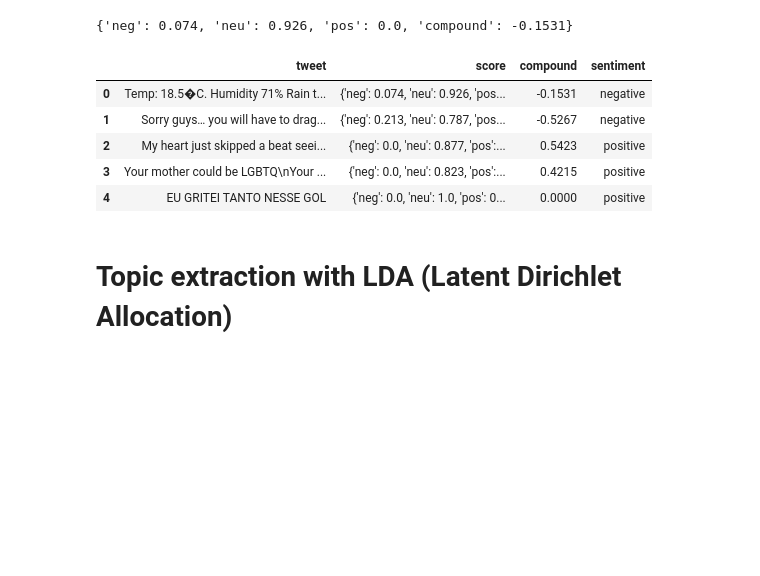
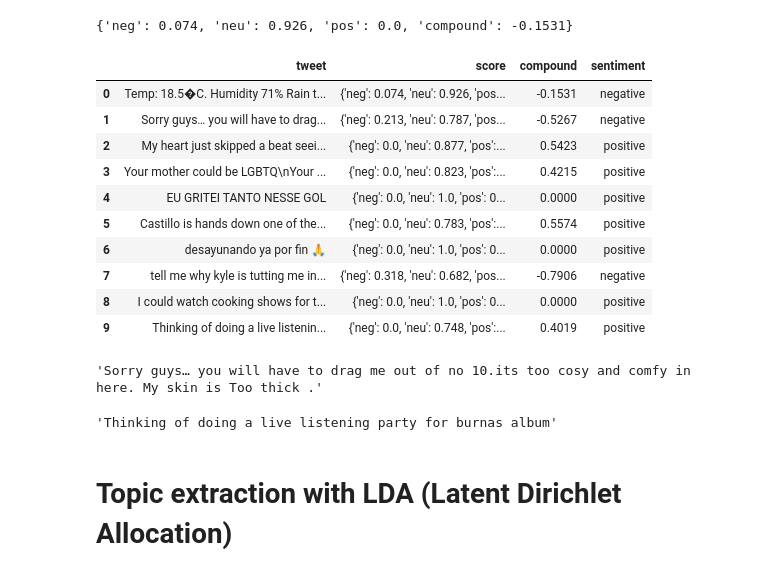
Before and after one commit to hennypurwadi/twitter_Topic_analysis, a Jupyter notebook: twitter_extract_topics.ipynb, the cells around one changed output. Saved outputs shown, nothing was run; the diff lists cells and outputs as text; code cells hidden in the pictures; blank space fills up the shorter version.

```diff
--- a/twitter_extract_topics.ipynb
+++ b/twitter_extract_topics.ipynb
@@ -194,16 +194,29 @@ df1.drop(blanks, inplace=True)
 # %%
 #df1['tweet'].value_counts()
 df1['score'] = df1['tweet'].apply(lambda review: sid.polarity_scores(review))
 df1['compound']  = df1['score'].apply(lambda score_dict: score_dict['compound'])
 df1['sentiment'] = df1['compound'].apply(lambda c: 'positive' if c >=0 else 'negative')
-df1.head()
+df1.head(10)
 # %% [output]
 |  | tweet | score | compound | sentiment |
 | 0 | Temp: 18.5�C. Humidity 71% Rain t... | {'neg': 0.074, 'neu': 0.926, 'pos... | -0.1531 | negative |
 | 1 | Sorry guys… you will have to drag... | {'neg': 0.213, 'neu': 0.787, 'pos... | -0.5267 | negative |
 | 2 | My heart just skipped a beat seei... | {'neg': 0.0, 'neu': 0.877, 'pos':... | 0.5423 | positive |
 | 3 | Your mother could be LGBTQ\nYour ... | {'neg': 0.0, 'neu': 0.823, 'pos':... | 0.4215 | positive |
 | 4 | EU GRITEI TANTO NESSE GOL | {'neg': 0.0, 'neu': 1.0, 'pos': 0... | 0.0000 | positive |
+| 5 | Castillo is hands down one of the... | {'neg': 0.0, 'neu': 0.783, 'pos':... | 0.5574 | positive |
+| 6 | desayunando ya por fin 🙏 | {'neg': 0.0, 'neu': 1.0, 'pos': 0... | 0.0000 | positive |
+| 7 | tell me why kyle is tutting me in... | {'neg': 0.318, 'neu': 0.682, 'pos... | -0.7906 | negative |
+| 8 | I could watch cooking shows for t... | {'neg': 0.0, 'neu': 1.0, 'pos': 0... | 0.0000 | positive |
+| 9 | Thinking of doing a live listenin... | {'neg': 0.0, 'neu': 0.748, 'pos':... | 0.4019 | positive |
+# %%
+df1['tweet'][1]
+# %% [output]
+'Sorry guys… you will have to drag me out of no 10.its too cosy and comfy in here. My skin is Too thick .'
+# %%
+df1['tweet'][9]
+# %% [output]
+'Thinking of doing a live listening party for burnas album'
 # %% [markdown]
 # Topic extraction with LDA (Latent Dirichlet Allocation)
 # %%
```
Also changed, not shown: parts of 3 cells of this notebook.
